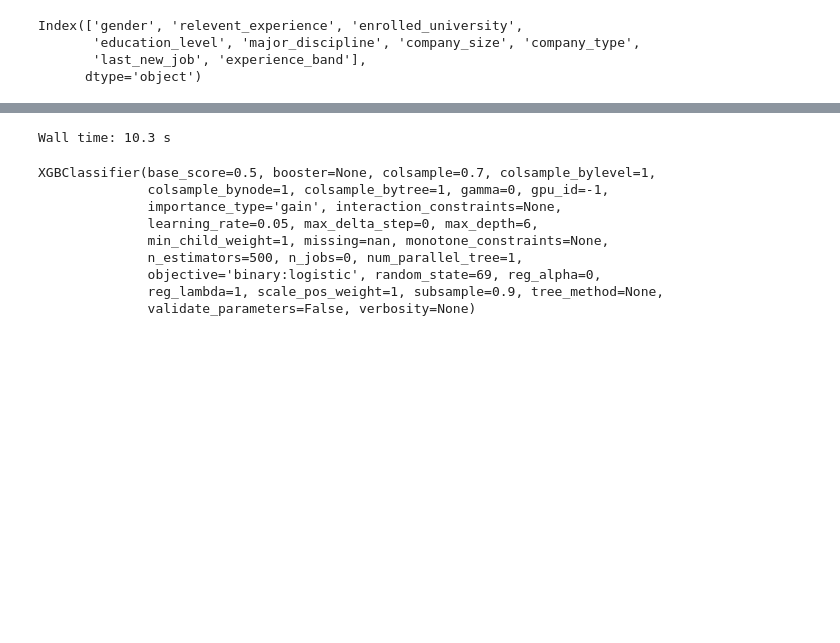
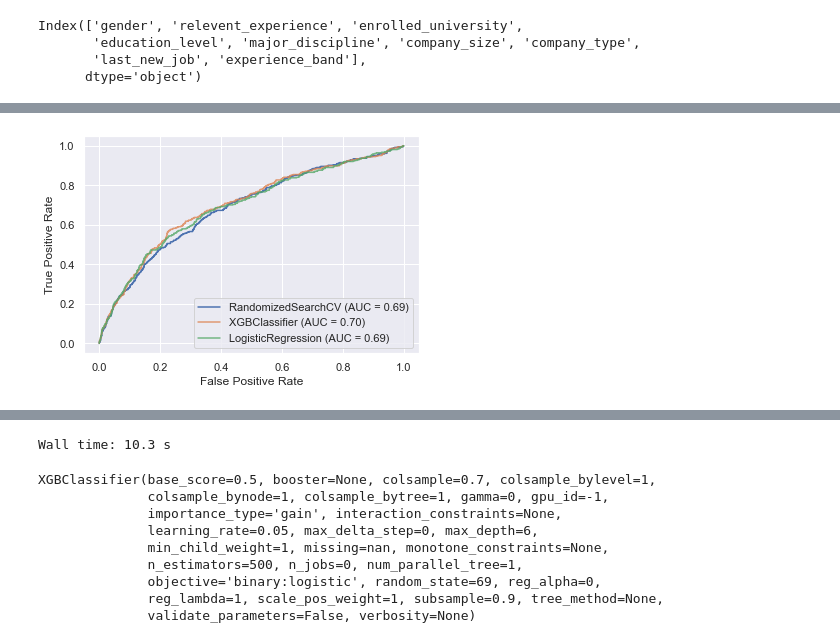
Before and after one commit to Vishnu1183/Hackathons, a Jupyter notebook: AV_HR_08May20/AV_HR_Cleaning_Feature_Engineering.ipynb, the cells around one changed output, grey strips where cells are left out. Saved outputs shown, nothing was run; the diff lists cells and outputs as text; code cells hidden in the pictures; blank space fills up the shorter version.

```diff
--- a/AV_HR_08May20/AV_HR_Cleaning_Feature_Engineering.ipynb
+++ b/AV_HR_08May20/AV_HR_Cleaning_Feature_Engineering.ipynb
@@ -472,0 +551,14 @@ df_test.to_csv(f'{path}/test_for_model.csv',index= False)
+# %%
+xgb = XGBClassifier(learning_rate=0.02, objective='binary:logistic',
+                    silent=True, n_jobs = -1,random_state = 53)
+# %%
+folds = 3
+param_comb = 20
+
+skf = StratifiedKFold(n_splits=folds, shuffle = True, random_state = 1001)
+# %%
+random_search = RandomizedSearchCV(xgb, param_distributions=params, n_iter=param_comb, \
+          scoring='f1_macro', n_jobs=-1, cv=skf, verbose=3, random_state=1001 )
+# %%
+%%time
+random_search.fit(X_train, y_train);
@@ -472,0 +614,9 @@ df_test.to_csv(f'{path}/test_for_model.csv',index= False)
+# %%
+rf_disp = plot_roc_curve(random_search, X_test, y_test)
+ax = plt.gca()
+#stk_disp = plot_roc_curve(clf, X_test, y_test, ax=ax, alpha=0.8)
+xgb_disp = plot_roc_curve(xgb_best1, X_test, y_test, ax=ax, alpha=0.8)
+lr_disp = plot_roc_curve(logreg, X_test, y_test, ax=ax, alpha=0.8)
+plt.show()
+# %% [output]
+[figure, added]
```
Also changed, not shown: parts of 62 cells of this notebook.
